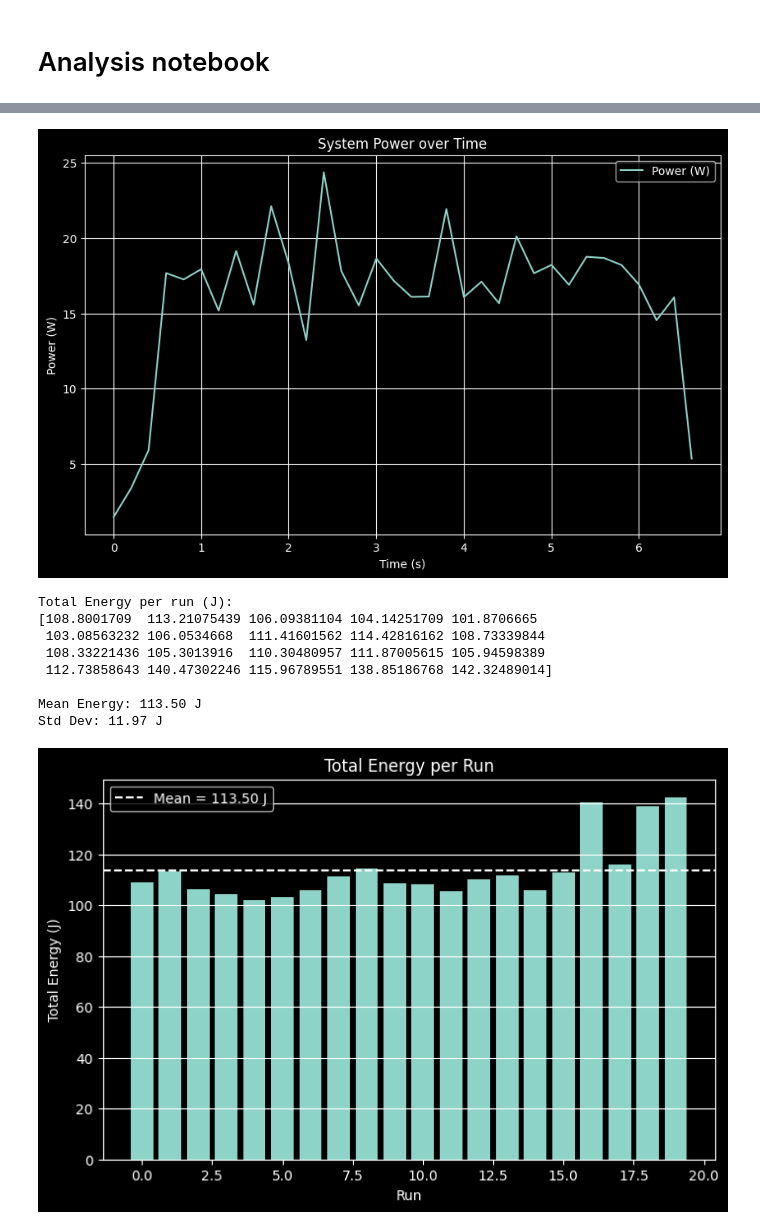
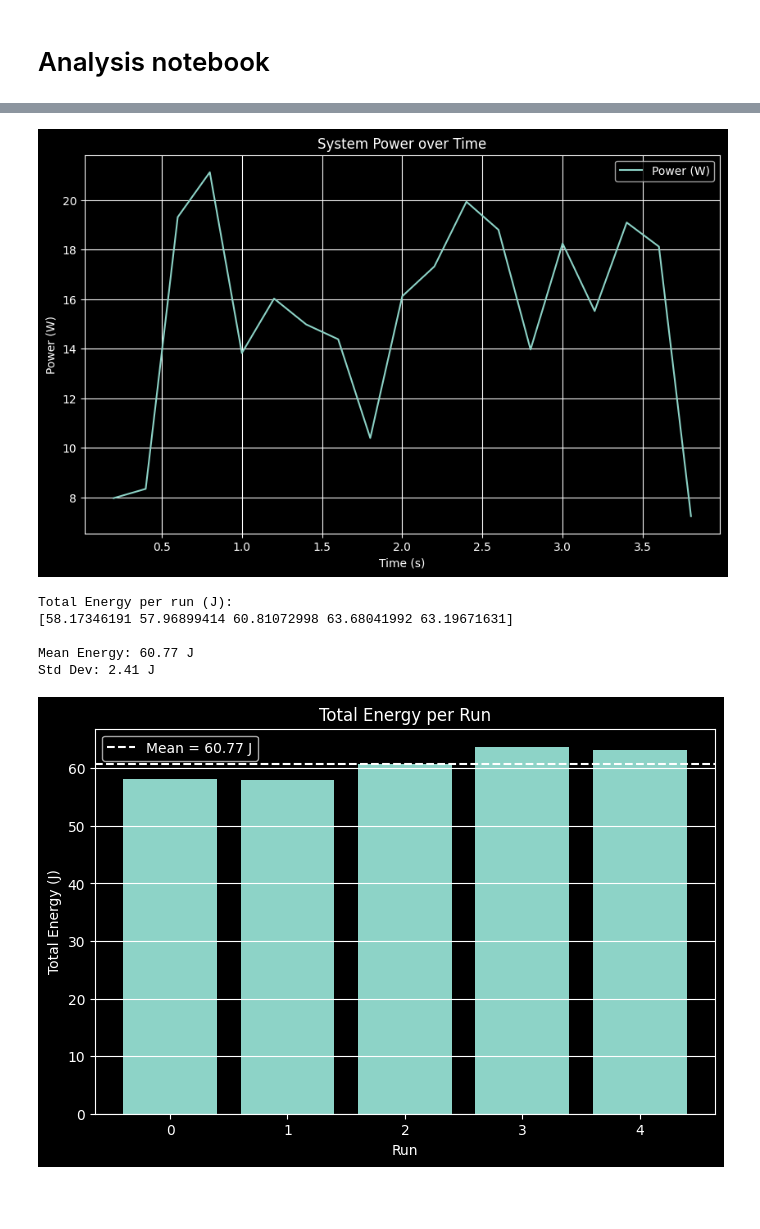
Before and after one commit to yuvrajtudelft/Programming-Language-Data-Ingestion-Comparison, a Jupyter notebook: analyis.ipynb, the cells around one changed output, grey strips where cells are left out. Drawn from its saved outputs; the diff is of its cells as text; code cells hidden in the pictures; blank space fills up the shorter version.

```diff
--- a/analyis.ipynb
+++ b/analyis.ipynb
@@ -29,7 +30,8 @@ import pandas as pd
 import numpy as np
 import matplotlib.pyplot as plt
 
-df = pd.read_csv("results/python/0.csv")
+basepath = "data/out/energibridge_runs_all_languages/"
+df = pd.read_csv(basepath + "python_measured_01.csv")
 
 system_power_key = "PACKAGE_ENERGY (J)"
 # system_power_key = "PP0_ENERGY (J)"   # CPU
@@ -58,21 +60,21 @@ plt.legend()
 plt.grid()
 plt.show()
 # %% [output]
-[figure, old version]
+[figure, new version]
 # %%
 import pandas as pd
 import numpy as np
 import os
 
-base_path = "results/python"
+basepath = "data/out/energibridge_runs_all_languages"
 system_energy_key = "PACKAGE_ENERGY (J)"
 # system_energy_key = "PP0_ENERGY (J)"
 # system_energy_key = "PP1_ENERGY (J)"
 
 total_energies = []
 
-for i in range(20):
-    file_path = os.path.join(base_path, f"{i}.csv")
+for i in range(5):
+    file_path = os.path.join(basepath, f"python_measured_0{i+1}.csv")
     df = pd.read_csv(file_path)
 
     # Total energy consumed during the run
@@ -90,24 +92,21 @@ print(f"\nMean Energy: {mean_energy:.2f} J")
 print(f"Std Dev: {std_energy:.2f} J")
 # %% [output]
 Total Energy per run (J):
-[108.8001709  113.21075439 106.09381104 104.14251709 101.8706665
- 103.08563232 106.0534668  111.41601562 114.42816162 108.73339844
- 108.33221436 105.3013916  110.30480957 111.87005615 105.94598389
- 112.73858643 140.47302246 115.96789551 138.85186768 142.32489014]
+[58.17346191 57.96899414 60.81072998 63.68041992 63.19671631]
 
-Mean Energy: 113.50 J
-Std Dev: 11.97 J
+Mean Energy: 60.77 J
+Std Dev: 2.41 J
 # %%
 import matplotlib.pyplot as plt
 
 plt.figure(figsize=(8,5))
-plt.bar(range(20), total_energies)
+plt.bar(range(5), total_energies)
 plt.axhline(mean_energy, linestyle='--', label=f"Mean = {mean_energy:.2f} J")
 plt.xlabel("Run")
 plt.ylabel("Total Energy (J)")
 plt.title("Total Energy per Run")
 plt.legend()
 plt.grid(axis='y')
 plt.show()
 # %% [output]
-[figure, old version]
+[figure, new version]
```
Also changed, not shown: parts of 1 cell of this notebook, 1 other file.
